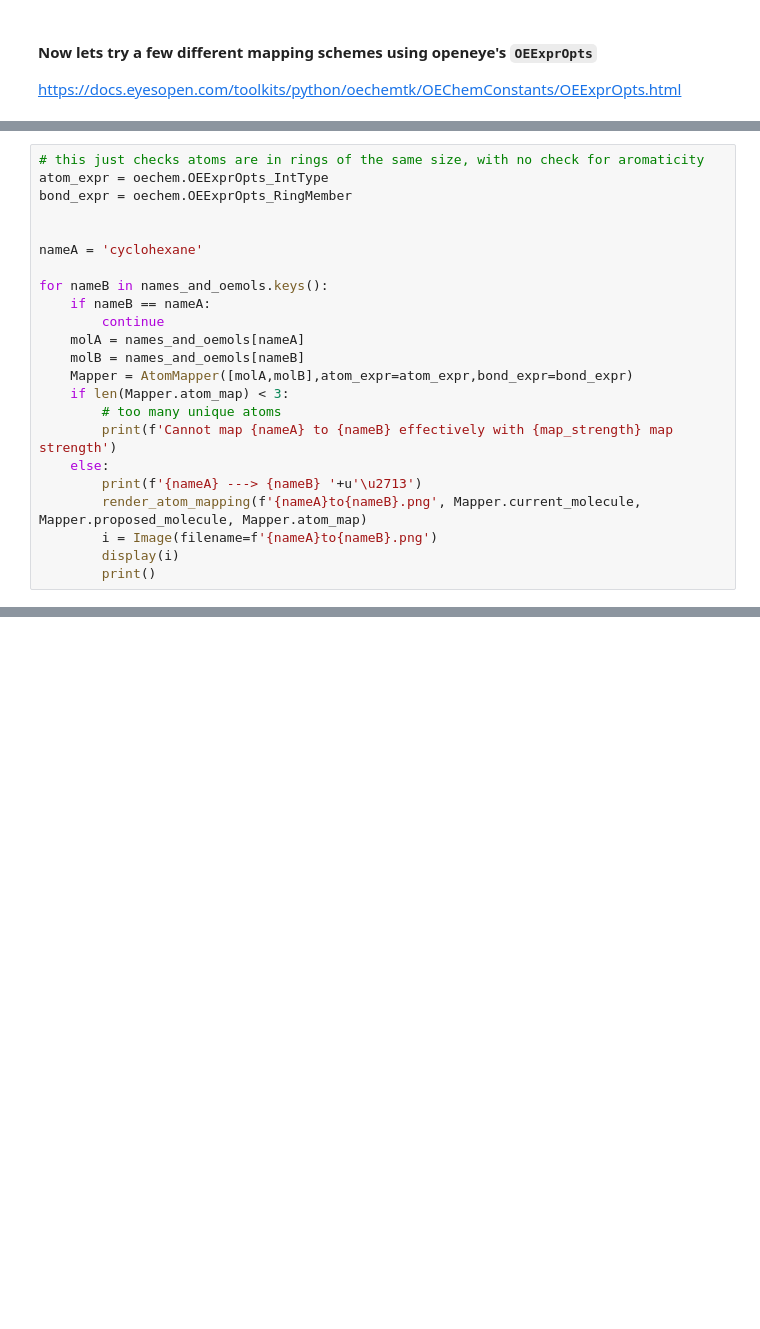
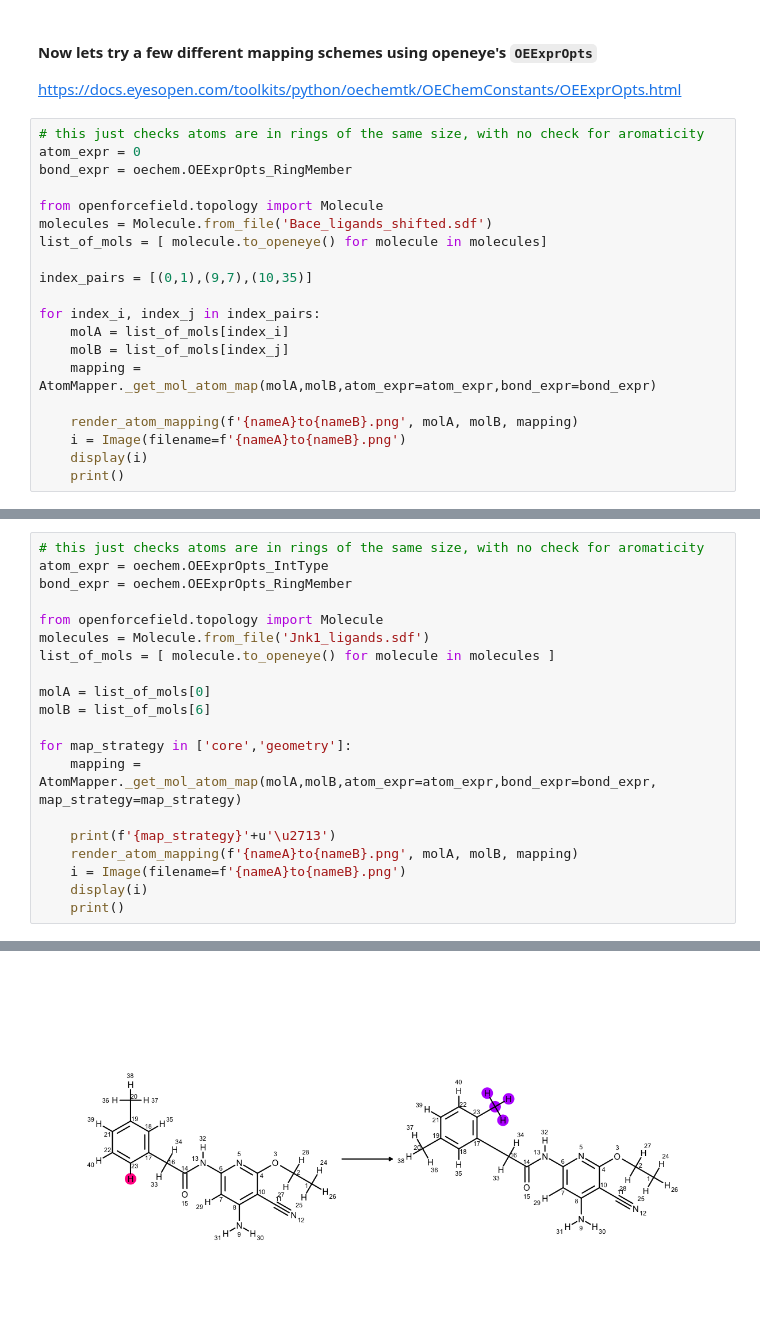
Before and after one commit to choderalab/perses, a Jupyter notebook: examples/atom-mapping/Atom-mapping.ipynb, the cells around one changed output, grey strips where cells are left out. Drawn from its saved outputs; the diff is of its cells as text; blank space fills up the shorter version.

```diff
--- a/examples/atom-mapping/Atom-mapping.ipynb
+++ b/examples/atom-mapping/Atom-mapping.ipynb
@@ -68,3 +126,23 @@ IndexError: list index out of range
 #### Now lets try a few different mapping schemes using openeye's `OEExprOpts`
 
 https://docs.eyesopen.com/toolkits/python/oechemtk/OEChemConstants/OEExprOpts.html
+# %%
+# this just checks atoms are in rings of the same size, with no check for aromaticity
+atom_expr = 0
+bond_expr = oechem.OEExprOpts_RingMember
+
+from openforcefield.topology import Molecule
+molecules = Molecule.from_file('Bace_ligands_shifted.sdf')
+list_of_mols = [ molecule.to_openeye() for molecule in molecules]
+
+index_pairs = [(0,1),(9,7),(10,35)]
+
+for index_i, index_j in index_pairs:
+    molA = list_of_mols[index_i]
+    molB = list_of_mols[index_j]
+    mapping = AtomMapper._get_mol_atom_map(molA,molB,atom_expr=atom_expr,bond_expr=bond_expr)
+
+    render_atom_mapping(f'{nameA}to{nameB}.png', molA, molB, mapping)
+    i = Image(filename=f'{nameA}to{nameB}.png')
+    display(i)
+    print()
@@ -73,21 +187,19 @@ https://docs.eyesopen.com/toolkits/python/oechemtk/OEChemConstants/OEExprOpts.ht
 atom_expr = oechem.OEExprOpts_IntType
 bond_expr = oechem.OEExprOpts_RingMember
 
+from openforcefield.topology import Molecule
+molecules = Molecule.from_file('Jnk1_ligands.sdf')
+list_of_mols = [ molecule.to_openeye() for molecule in molecules ]
 
-nameA = 'cyclohexane'
+molA = list_of_mols[0]
+molB = list_of_mols[6]
 
-for nameB in names_and_oemols.keys():
-    if nameB == nameA:
-        continue
-    molA = names_and_oemols[nameA]
-    molB = names_and_oemols[nameB]
-    Mapper = AtomMapper([molA,molB],atom_expr=atom_expr,bond_expr=bond_expr)
-    if len(Mapper.atom_map) < 3:
-        # too many unique atoms
-        print(f'Cannot map {nameA} to {nameB} effectively with {map_strength} map strength')
-    else:
-        print(f'{nameA} ---> {nameB} '+u'\u2713')
-        render_atom_mapping(f'{nameA}to{nameB}.png', Mapper.current_molecule, Mapper.proposed_molecule, Mapper.atom_map)
-        i = Image(filename=f'{nameA}to{nameB}.png')
-        display(i)
-        print()
+for map_strategy in ['core','geometry']:
+    mapping = AtomMapper._get_mol_atom_map(molA,molB,atom_expr=atom_expr,bond_expr=bond_expr, map_strategy=map_strategy)
+
+    print(f'{map_strategy}'+u'\u2713')
+    render_atom_mapping(f'{nameA}to{nameB}.png', molA, molB, mapping)
+    i = Image(filename=f'{nameA}to{nameB}.png')
+    display(i)
+    print()
+# %% [output]
@@ -93,0 +216 @@ for nameB in names_and_oemols.keys():
+[figure, added]
```
Also changed, not shown: parts of 12 cells of this notebook, 1 other file.
